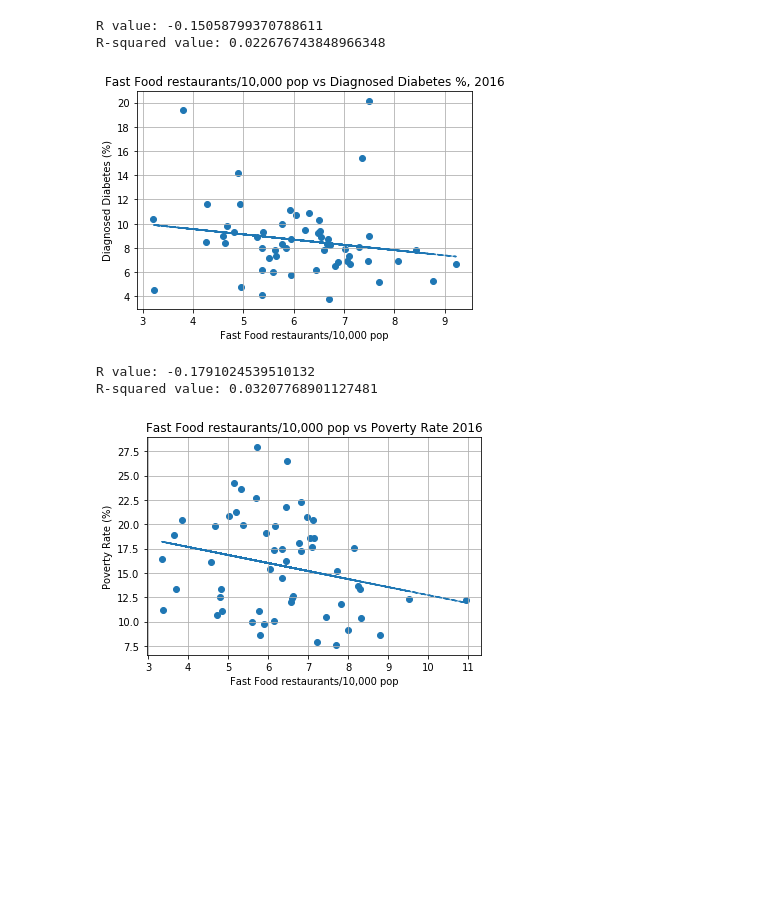
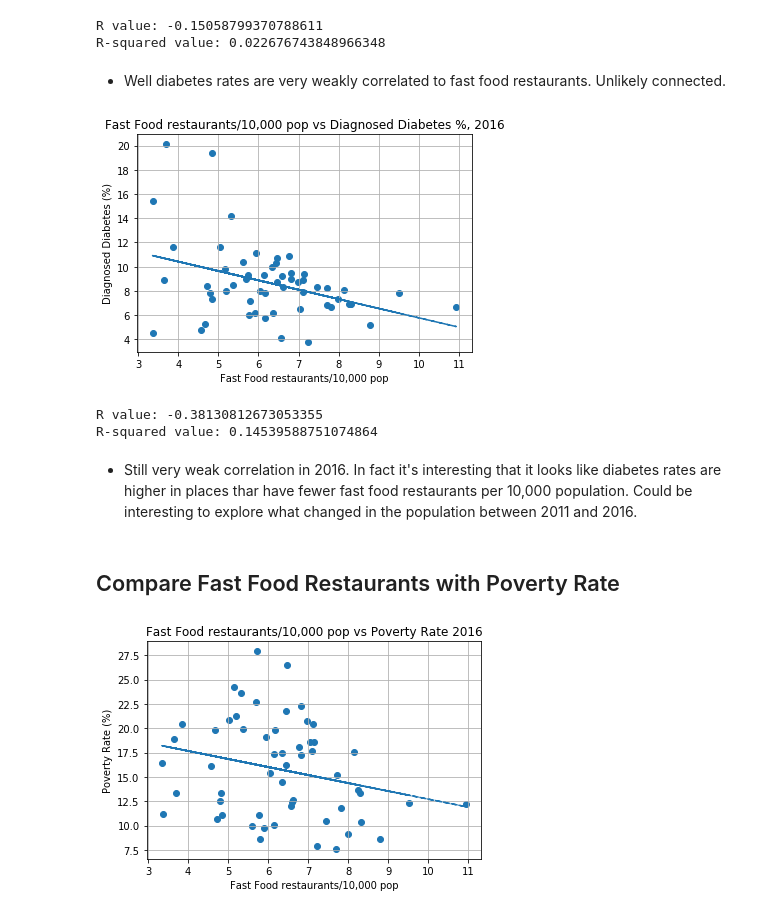
Before and after one commit to improvbutterfly/Fast-Food-Analysis-California, a Jupyter notebook: Analysis/chart_code_pretty.ipynb, the cells around one changed output. Cells and saved outputs as stored; diff of their text form; code cells hidden in the pictures; blank space fills up the shorter version.

Commit message:
Updating chart notebook with analysis and headings, and README

```diff
--- a/Analysis/chart_code_pretty.ipynb
+++ b/Analysis/chart_code_pretty.ipynb
@@ -81,24 +95,30 @@ print(f"R-squared value: {vc_r**2}")
 [figure]
 R value: -0.15058799370788611
 R-squared value: 0.022676743848966348
+# %% [markdown]
+* Well diabetes rates are very weakly correlated to fast food restaurants. Unlikely connected.
 # %%
-plt.scatter(huge_df["Fast-food restaurants/10,000 pop, 2011"], huge_df["Diagnosed Diabetes 2016 %"])
+plt.scatter(huge_df["Fast-food restaurants/10,000 pop, 2016"], huge_df["Diagnosed Diabetes 2016 %"])
 plt.title("Fast Food restaurants/10,000 pop vs Diagnosed Diabetes %, 2016")
 plt.xlabel("Fast Food restaurants/10,000 pop")
 plt.ylabel("Diagnosed Diabetes (%)")
 plt.grid(True)
 
-(vc_slope, vc_int, vc_r, vc_p, vc_std_err) = stats.linregress(huge_df["Fast-food restaurants/10,000 pop, 2011"], huge_df["Diagnosed Diabetes 2016 %"])
-linear_reg = vc_slope * huge_df["Fast-food restaurants/10,000 pop, 2011"] + vc_int
-plt.plot(huge_df["Fast-food restaurants/10,000 pop, 2011"],linear_reg,"--")
+(vc_slope, vc_int, vc_r, vc_p, vc_std_err) = stats.linregress(huge_df["Fast-food restaurants/10,000 pop, 2016"], huge_df["Diagnosed Diabetes 2016 %"])
+linear_reg = vc_slope * huge_df["Fast-food restaurants/10,000 pop, 2016"] + vc_int
+plt.plot(huge_df["Fast-food restaurants/10,000 pop, 2016"],linear_reg,"--")
 plt.savefig("charts/food_diabetes_2016.png")
 plt.show()
 print(f"R value: {vc_r}")
 print(f"R-squared value: {vc_r**2}")
 # %% [output]
-[figure, old version]
+[figure, new version]
-R value: -0.1791024539510132
-R-squared value: 0.03207768901127481
+R value: -0.38130812673053355
+R-squared value: 0.14539588751074864
+# %% [markdown]
+* Still very weak correlation in 2016. In fact it's interesting that it looks like diabetes rates are higher in places thar have fewer fast food restaurants per 10,000 population. Could be interesting to explore what changed in the population between 2011 and 2016.
+# %% [markdown]
+## Compare Fast Food Restaurants with Poverty Rate
 # %%
 x = huge_df["Poverty Count 2016"]/ huge_df["Population 2016"] * 100
 plt.scatter(huge_df["Fast-food restaurants/10,000 pop, 2016"], x)
```
Also changed, not shown: parts of 41 cells of this notebook, 2 other files.
